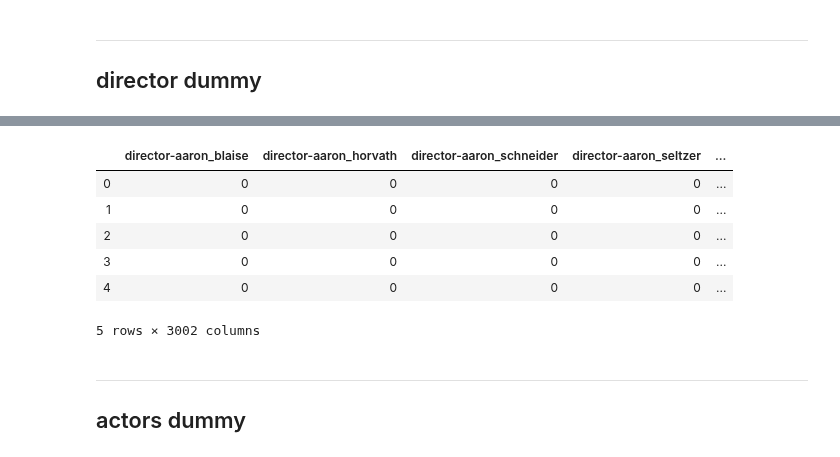
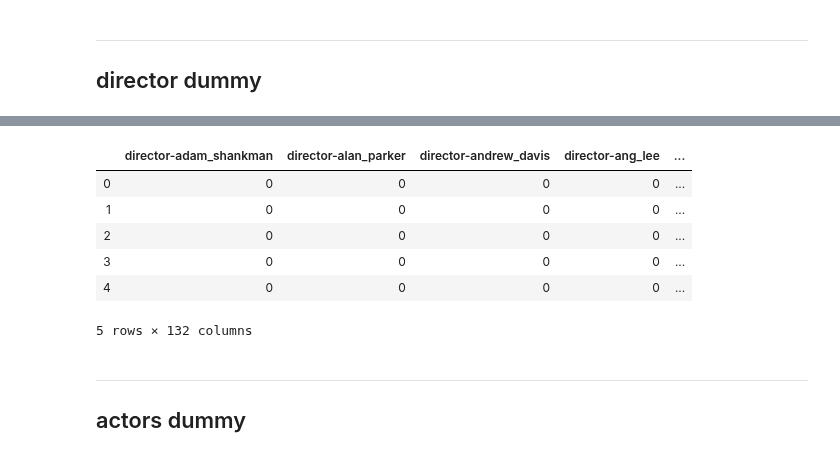
Before and after one commit to CreightonAshton/Scratchwork, a Jupyter notebook: Code/Movies/02-EDA.ipynb, the cells around one changed output, grey strips where cells are left out. Saved outputs shown, nothing was run; the diff lists cells and outputs as text; code cells hidden in the pictures.

```diff
--- a/Code/Movies/02-EDA.ipynb
+++ b/Code/Movies/02-EDA.ipynb
@@ -193,0 +277,3 @@ ___
+# %%
+df['writer'] = [', '.join(x) for x in updated_writers]
+df.head()
@@ -223,0 +333,6 @@ ___
+# %%
+# same method as writer
+
+# this line of code converts each writer entry into a series then counts the total
+dir_counts = df['director'].str.split(', ').apply(lambda x: pd.Series(x).value_counts()).sum()
+dir_counts.sort_values(ascending=False).head(60)
@@ -223,0 +357,27 @@ ___
+# %%
+# now we can us a similar method we used for production company
+top_dirs = []
+
+for i, dir_count in enumerate(dir_counts):
+    if dir_count >= 8:
+        top_dirs.append(dir_counts.index[i])
+
+
+updated_dirs = []
+
+for entry in df['director']:
+
+    dirs = entry.split(', ')
+
+    new_entry = []
+
+    for director in dirs:
+
+        if director in top_dirs:
+            new_entry.append(director)
+        else:
+            new_entry.append('other')
+
+    updated_dirs.append(new_entry)
+
+len(updated_dirs)
@@ -223,0 +394,3 @@ ___
+# %%
+df['director'] = [', '.join(x) for x in updated_dirs]
+df.head()
@@ -224,15 +404,16 @@ ___
 # %%
 dir_dum_df = df['director'].map(lambda x: x.replace(', ', '|')).str.get_dummies().add_prefix('director-')
 dir_dum_df.rename(columns = lambda x: x.replace(' ', '_').lower(), inplace=True)
+dir_dum_df.drop('director-other', axis=1, inplace=True)
 dir_dum_df.head()
 # %% [output]
-|  | director-aaron_blaise | director-aaron_horvath | director-aaron_schneider | director-aaron_seltzer | ... |
+|  | director-adam_shankman | director-alan_parker | director-andrew_davis | director-ang_lee | ... |
 | 0 | 0 | 0 | 0 | 0 | ... |
 | 1 | 0 | 0 | 0 | 0 | ... |
 | 2 | 0 | 0 | 0 | 0 | ... |
 | 3 | 0 | 0 | 0 | 0 | ... |
 | 4 | 0 | 0 | 0 | 0 | ... |
-5 rows × 3002 columns
+5 rows × 132 columns
 # %% [markdown]
 ___
 ## actors dummy
```
Also changed, not shown: parts of 26 cells of this notebook, 3 other files.
